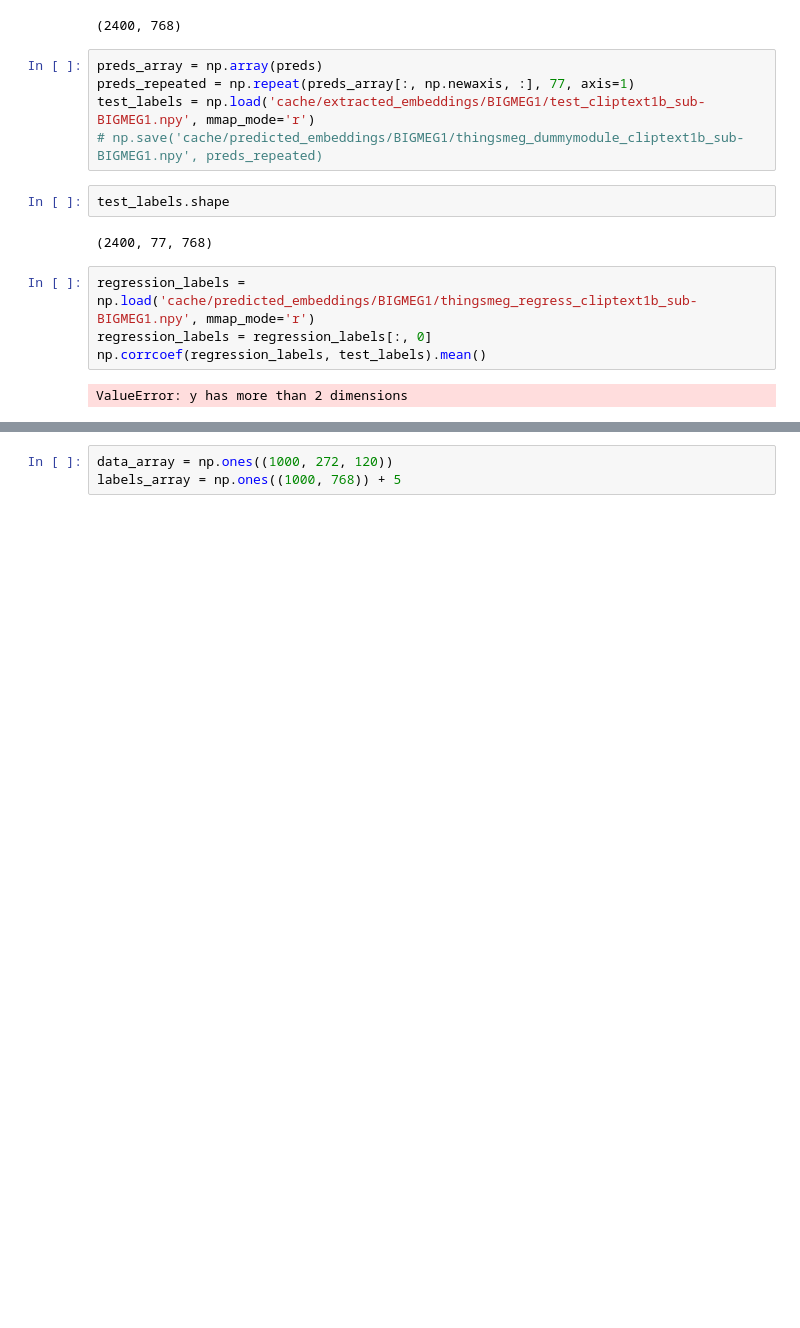
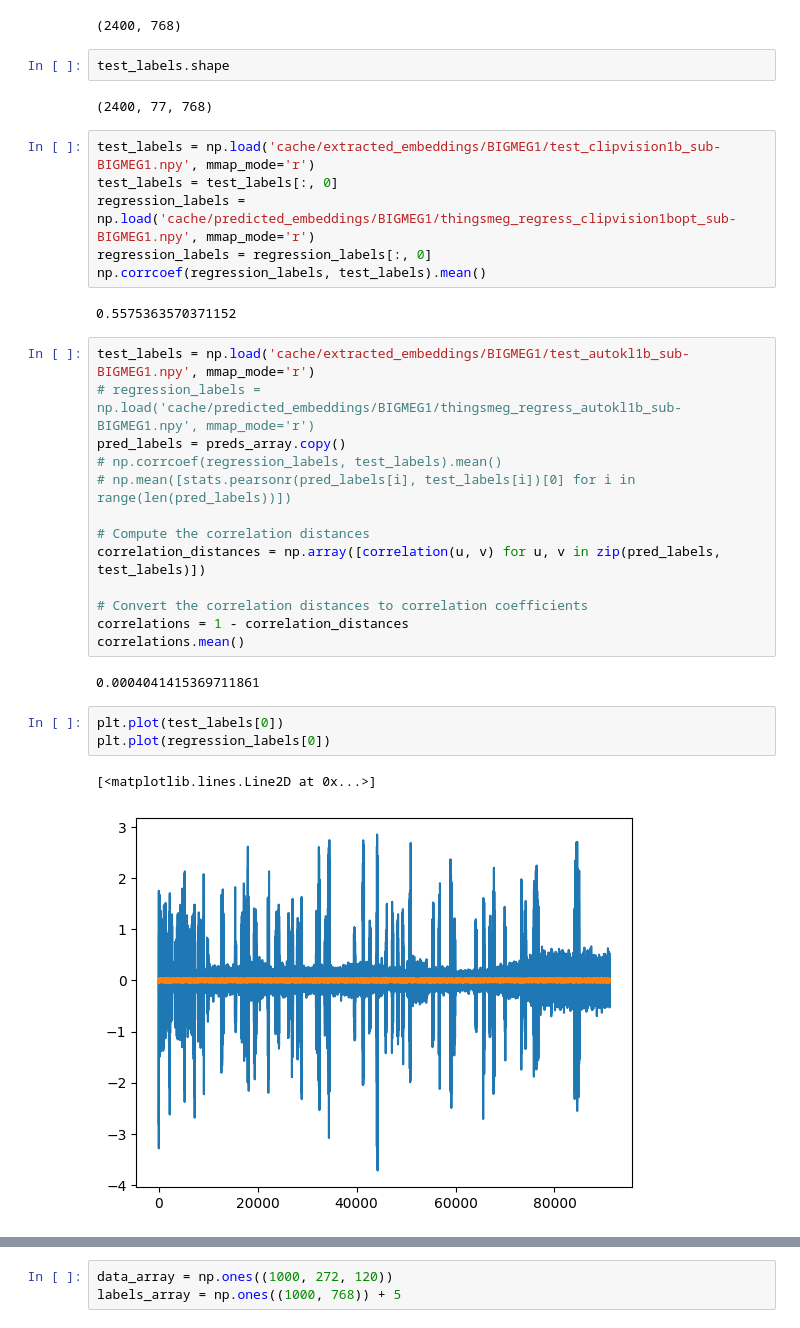
Before and after one commit to desa-lab/EEG-Image-Reconstruction, a Jupyter notebook: test_brain_module.ipynb, the cells around one changed output, grey strips where cells are left out. Saved outputs shown, nothing was run; the diff lists cells and outputs as text; blank space fills up the shorter version.

```diff
--- a/test_brain_module.ipynb
+++ b/test_brain_module.ipynb
@@ -145,18 +231,36 @@ Epoch 86 / 86, Loss: 0.0004975283518433571
 np.array(preds).shape
 # %% [output]
 (2400, 768)
-# %%
-preds_array = np.array(preds)
-preds_repeated = np.repeat(preds_array[:, np.newaxis, :], 77, axis=1)
-test_labels = np.load('cache/extracted_embeddings/BIGMEG1/test_cliptext1b_sub-BIGMEG1.npy', mmap_mode='r')
-# np.save('cache/predicted_embeddings/BIGMEG1/thingsmeg_dummymodule_cliptext1b_sub-BIGMEG1.npy', preds_repeated)
 # %%
 test_labels.shape
 # %% [output]
 (2400, 77, 768)
 # %%
-regression_labels = np.load('cache/predicted_embeddings/BIGMEG1/thingsmeg_regress_cliptext1b_sub-BIGMEG1.npy', mmap_mode='r')
+test_labels = np.load('cache/extracted_embeddings/BIGMEG1/test_clipvision1b_sub-BIGMEG1.npy', mmap_mode='r')
+test_labels = test_labels[:, 0]
+regression_labels = np.load('cache/predicted_embeddings/BIGMEG1/thingsmeg_regress_clipvision1bopt_sub-BIGMEG1.npy', mmap_mode='r')
 regression_labels = regression_labels[:, 0]
 np.corrcoef(regression_labels, test_labels).mean()
 # %% [output]
-ValueError: y has more than 2 dimensions
+0.5575363570371152
+# %%
+test_labels = np.load('cache/extracted_embeddings/BIGMEG1/test_autokl1b_sub-BIGMEG1.npy', mmap_mode='r')
+# regression_labels = np.load('cache/predicted_embeddings/BIGMEG1/thingsmeg_regress_autokl1b_sub-BIGMEG1.npy', mmap_mode='r')
+pred_labels = preds_array.copy()
+# np.corrcoef(regression_labels, test_labels).mean()
+# np.mean([stats.pearsonr(pred_labels[i], test_labels[i])[0] for i in range(len(pred_labels))])
+
+# Compute the correlation distances
+correlation_distances = np.array([correlation(u, v) for u, v in zip(pred_labels, test_labels)])
+
+# Convert the correlation distances to correlation coefficients
+correlations = 1 - correlation_distances
+correlations.mean()
+# %% [output]
+0.0004041415369711861
+# %%
+plt.plot(test_labels[0])
+plt.plot(regression_labels[0])
+# %% [output]
+[<matplotlib.lines.Line2D at 0x...>]
+[figure, added]
```
Also changed, not shown: parts of 17 cells of this notebook, 3 other files.
